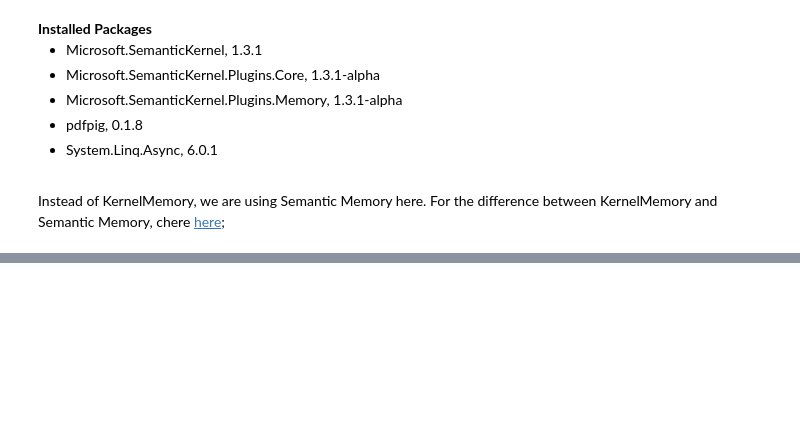
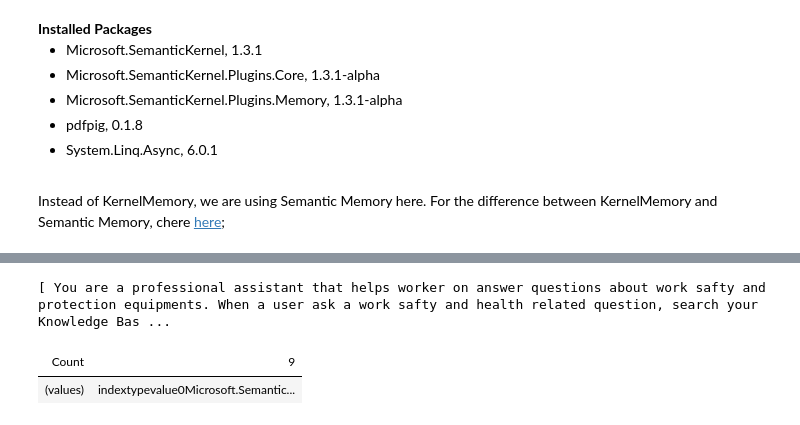
Before and after one commit to MonsterCoder/semantic-kernel-workshop-2024, a Jupyter notebook: notebooks/lab3-memory-embedding-KernelMemory.ipynb, the cells around one changed output, grey strips where cells are left out. Cells and saved outputs as stored; diff of their text form; code cells hidden in the pictures; blank space fills up the shorter version.

```diff
--- a/notebooks/lab3-memory-embedding-KernelMemory.ipynb
+++ b/notebooks/lab3-memory-embedding-KernelMemory.ipynb
@@ -209,0 +265,6 @@ var kernel = builder.Build();
+# %%
+history.Display();
+# %% [output]
+[ You are a professional assistant that helps worker on answer questions about work safty and protection equipments. When a user ask a work safty and health related question, search your Knowledge Bas ...
+| Count | 9 |
+| (values) | indextypevalue0Microsoft.Semantic... |
```
Also changed, not shown: parts of 5 cells of this notebook, 3 other files.
